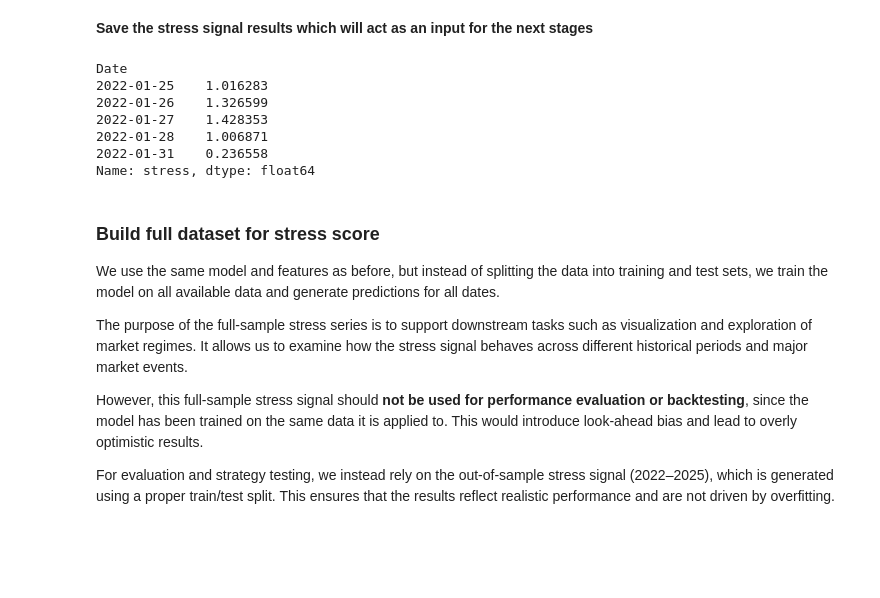
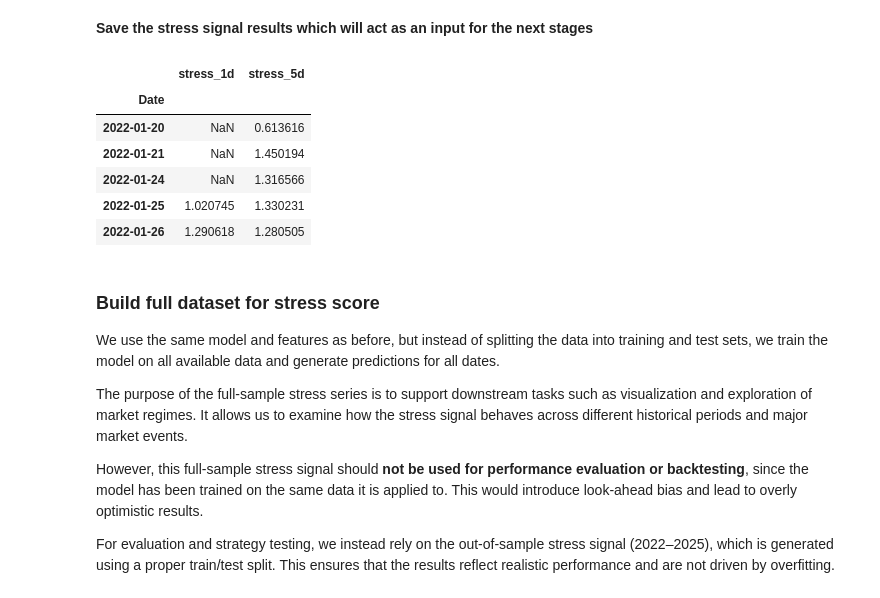
Before and after one commit to GeorgiosLoulakis/Adv-Business-Analytics, a Jupyter notebook: 01_data_collection_and_benchmarks.ipynb, the cells around one changed output. Drawn from its saved outputs; the diff is of its cells as text; code cells hidden in the pictures; blank space fills up the shorter version.

```diff
--- a/01_data_collection_and_benchmarks.ipynb
+++ b/01_data_collection_and_benchmarks.ipynb
@@ -1921,15 +1921,15 @@ stress_data = pd.DataFrame({
 
 stress_data.to_csv("stress_signals.csv")
 # %%
-stress_1d.head()
+stress_data.head()
 # %% [output]
-Date
-2022-01-25    1.016283
-2022-01-26    1.326599
-2022-01-27    1.428353
-2022-01-28    1.006871
-2022-01-31    0.236558
-Name: stress, dtype: float64
+|  | stress_1d | stress_5d |
+| Date |  |  |
+| 2022-01-20 | NaN | 0.613616 |
+| 2022-01-21 | NaN | 1.450194 |
+| 2022-01-24 | NaN | 1.316566 |
+| 2022-01-25 | 1.020745 | 1.330231 |
+| 2022-01-26 | 1.290618 | 1.280505 |
 # %% [markdown]
 ### Build full dataset for stress score
 
```
Also changed, not shown: parts of 13 cells of this notebook.
